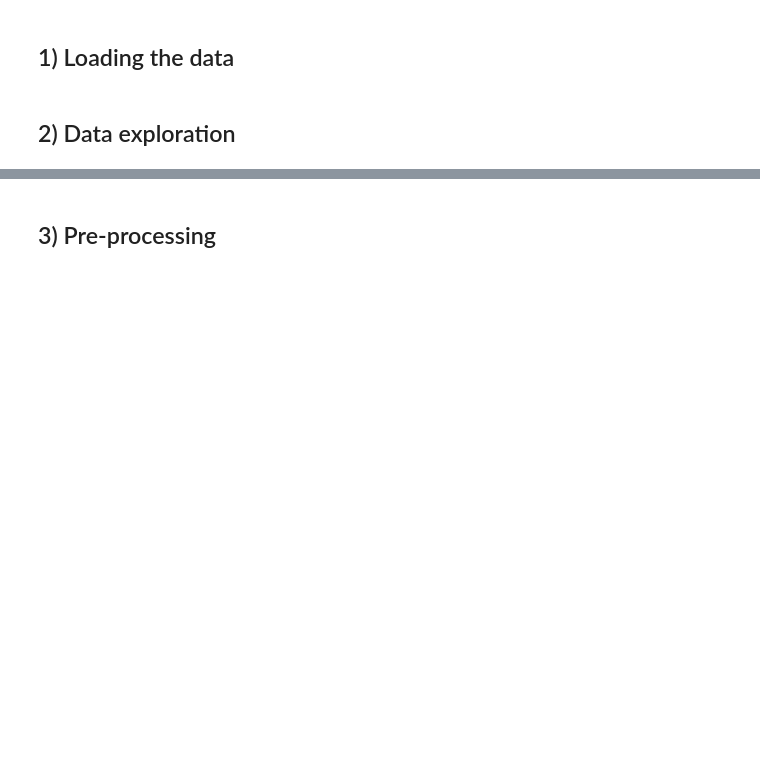
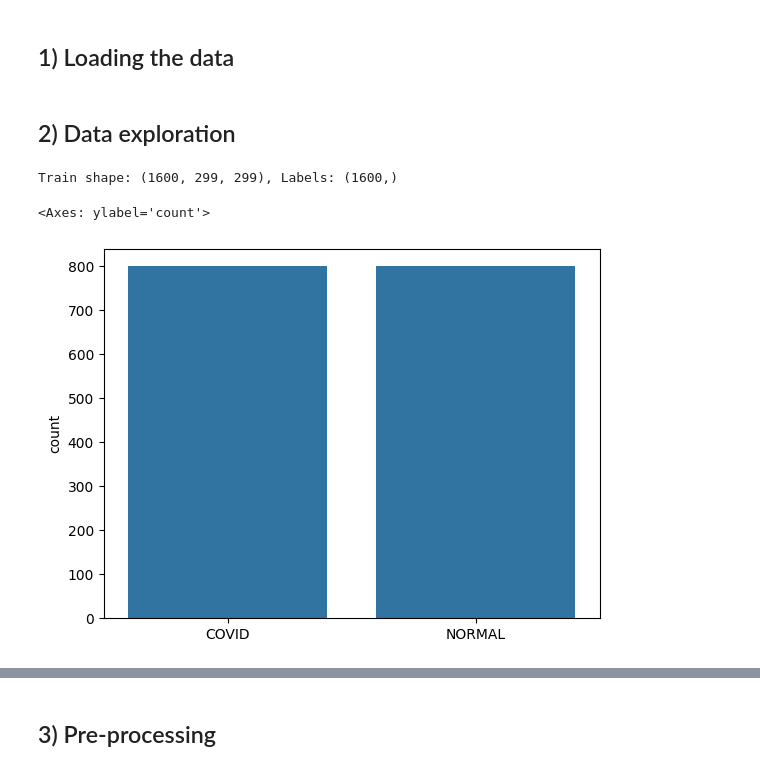
Before and after one commit to Lucmeister55/AI-project, a Jupyter notebook: notebooks/task1.ipynb, the cells around one changed output, grey strips where cells are left out. Saved outputs shown, nothing was run; the diff lists cells and outputs as text; code cells hidden in the pictures; blank space fills up the shorter version.

```diff
--- a/notebooks/task1.ipynb
+++ b/notebooks/task1.ipynb
@@ -20,5 +24,8 @@ X_val, y_val = extract_data(path_val)
 ## 2) Data exploration
 # %%
 # Print the training dataset size.
+print(f"Train shape: {X_train.shape}, Labels: {y_train.shape}")
+# %% [output]
+Train shape: (1600, 299, 299), Labels: (1600,)
 # %%
 # Check whether the images always have the same size.
@@ -25,2 +34,6 @@ X_val, y_val = extract_data(path_val)
 # %%
 # Show the distribution of two classes present in the dataset.
+sns.countplot(x=y_train)
+# %% [output]
+<Axes: ylabel='count'>
+[figure, added]
```
Also changed, not shown: parts of 8 cells of this notebook, 1 other file.
